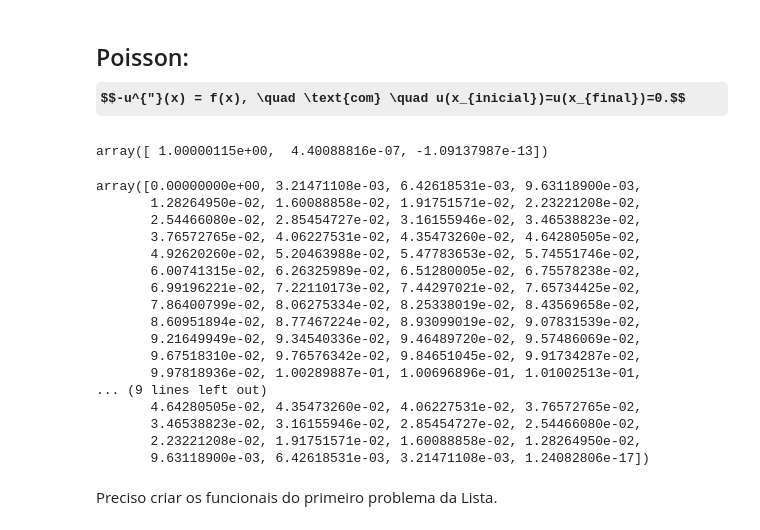
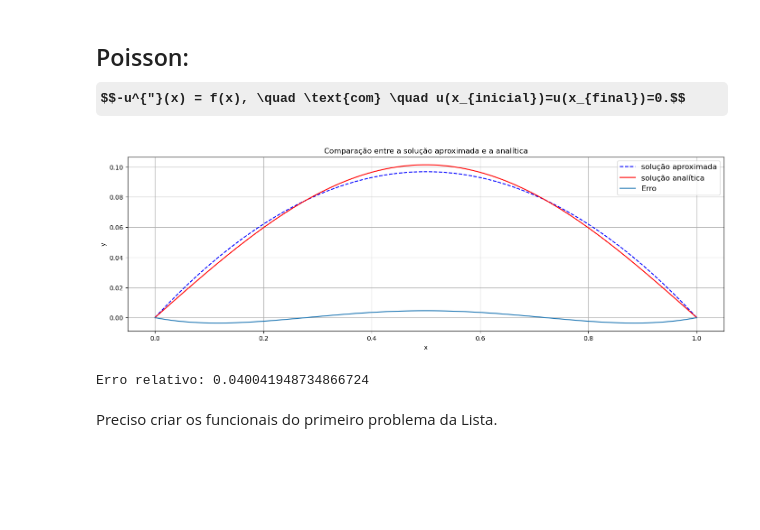
Before and after one commit to rangelalbuq/FEM-MS712, a Jupyter notebook: Galerkin_python.ipynb, the cells around one changed output. Drawn from its saved outputs; the diff is of its cells as text; code cells hidden in the pictures; some formulas as TeX source; blank space fills up the shorter version.

Commit message:
Criação de plot_sol()

```diff
--- a/Galerkin_python.ipynb
+++ b/Galerkin_python.ipynb
@@ -52,23 +72,17 @@ def funcional_fonte_Poisson(func, fonte, integration_method, x_inicial, x_final,
 
 funcionais_Poisson = {'funcional_incognita': funcional_incognita_Poisson, 'funcional_fonte': funcional_fonte_Poisson}
 # %%
-basis_func_1 = lambda x: np.sin(np.pi * x) / (np.pi)**2
-
-basis_func_2 = lambda x: x*(x-1)
-
-basis_func_3 = lambda x: x*(x-1)**2
-
-basis_func_4 = lambda x: (x**2)*(x-1)
-
-f = lambda x: np.sin(np.pi * x)
-
-basis_functions = [basis_func_1, basis_func_2, basis_func_3]
 x_inicial = 0
 x_final = 1
 num_partitions = 100
 
-coef_gaussian = galerkin_method(basis_functions, f, funcionais_Poisson, x_inicial,
-                                x_final, gaussian_quad)
-coef_gaussian
+basis_func_1 = lambda x: np.sin(np.pi * x) / (np.pi)**2
+basis_func_2 = lambda x: x*(x-1)
+basis_func_3 = lambda x: x*(x-1)**2
+basis_func_4 = lambda x: (x**2)*(x-1)
+
+basis_functions = [basis_func_2, basis_func_3]
+
+f = lambda x: np.sin(np.pi * x)
+
+sol_analitica = lambda x: np.sin(np.pi * x) / (np.pi)**2
-# %% [output]
-array([ 1.00000115e+00,  4.40088816e-07, -1.09137987e-13])
@@ -77,22 +89,11 @@ solucao = linear_combination_function(coef_gaussian, basis_functions)
-# %%
-solucao(np.linspace(0,1,100))
-# %% [output]
-array([0.00000000e+00, 3.21471108e-03, 6.42618531e-03, 9.63118900e-03,
-       1.28264950e-02, 1.60088858e-02, 1.91751571e-02, 2.23221208e-02,
-       2.54466080e-02, 2.85454727e-02, 3.16155946e-02, 3.46538823e-02,
-       3.76572765e-02, 4.06227531e-02, 4.35473260e-02, 4.64280505e-02,
-       4.92620260e-02, 5.20463988e-02, 5.47783653e-02, 5.74551746e-02,
-       6.00741315e-02, 6.26325989e-02, 6.51280005e-02, 6.75578238e-02,
-       6.99196221e-02, 7.22110173e-02, 7.44297021e-02, 7.65734425e-02,
-       7.86400799e-02, 8.06275334e-02, 8.25338019e-02, 8.43569658e-02,
-       8.60951894e-02, 8.77467224e-02, 8.93099019e-02, 9.07831539e-02,
-       9.21649949e-02, 9.34540336e-02, 9.46489720e-02, 9.57486069e-02,
-       9.67518310e-02, 9.76576342e-02, 9.84651045e-02, 9.91734287e-02,
-       9.97818936e-02, 1.00289887e-01, 1.00696896e-01, 1.01002513e-01,
-... (9 lines left out)
-       4.64280505e-02, 4.35473260e-02, 4.06227531e-02, 3.76572765e-02,
-       3.46538823e-02, 3.16155946e-02, 2.85454727e-02, 2.54466080e-02,
-       2.23221208e-02, 1.91751571e-02, 1.60088858e-02, 1.28264950e-02,
-       9.63118900e-03, 6.42618531e-03, 3.21471108e-03, 1.24082806e-17])
+# %%
+coef_gaussian = galerkin_method(basis_functions, f, funcionais_Poisson, x_inicial, x_final, gaussian_quad)
+sol_aproximada = linear_combination_function(coef_gaussian, basis_functions)
+
+X = np.linspace(0,1,100)
+plot_sol(X, sol_aproximada, sol_analitica)
+# %% [output]
+[figure, added]
+Erro relativo: 0.040041948734866724
 # %% [markdown]
 Preciso criar os funcionais do primeiro problema da Lista.
```
Also changed, not shown: parts of 6 cells of this notebook.
